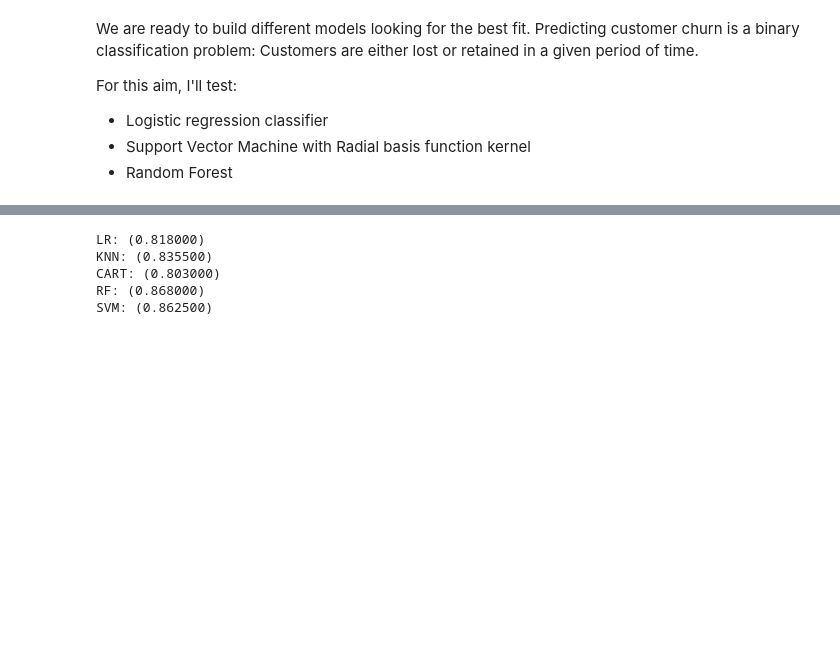
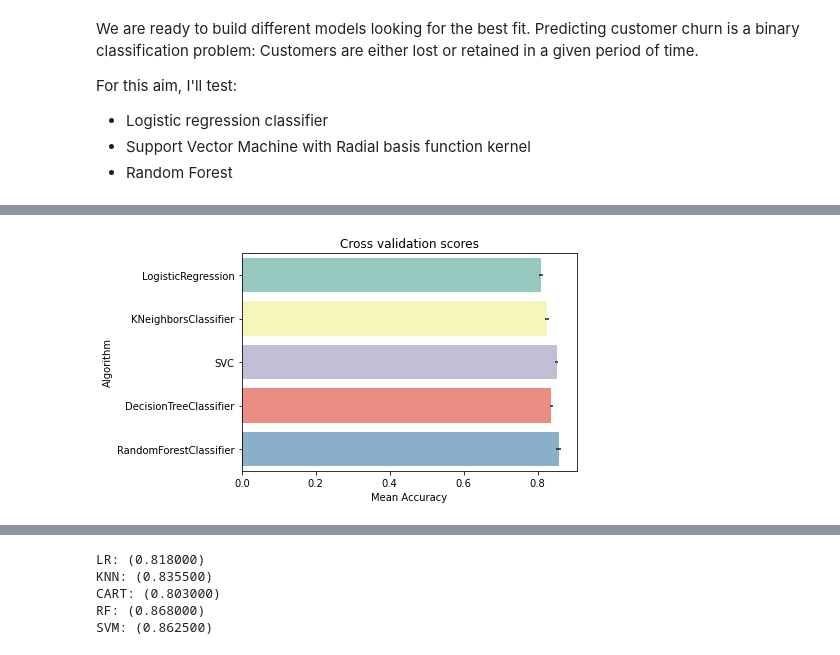
Before and after one commit to MattithyahuData/P2-Bank-churn-prediction, a Jupyter notebook: Code/P2 Code.ipynb, the cells around one changed output, grey strips where cells are left out. Cells and saved outputs as stored; diff of their text form; code cells hidden in the pictures; blank space fills up the shorter version.

```diff
--- a/Code/P2 Code.ipynb
+++ b/Code/P2 Code.ipynb
@@ -385,0 +392,22 @@ For this aim, I'll test:
+# %%
+# Creating a df to show models and their accuracy
+log_cols = ["Classifier", "Accuracy"]
+log = pd.DataFrame(columns = log_cols)
+
+for clf in classifiers:
+    clf.fit(X_train, y_train)
+    name = clf.__class__.__name__
+    print("=" * 30)
+    print(name)
+    print('****  Results  ****')
+
+    train_predictions = clf.predict(X_test)
+    acc = accuracy_score(y_test, train_predictions)
+    print("Accuracy: {:.4%}".format(acc))
+    print("\n")
+
+    # Creating new df and appending results onto initial df
+    log_entry = pd.DataFrame([[name, acc * 100]], columns = log_cols)
+    log = log.append(log_entry)
+
+print("=" * 30)
@@ -385,0 +443,22 @@ For this aim, I'll test:
+# %%
+# Cross validate model with Kfold stratified cross validation
+kfold = StratifiedKFold(n_splits=5)
+
+# Modeling step Test differents algorithms
+cv_results = []
+for classifier in classifiers :
+    cv_results.append(cross_val_score(classifier, X_train, y = y_train, scoring = "accuracy", cv = kfold, n_jobs=4))
+
+cv_means = []
+cv_std = []
+for cv_result in cv_results:
+    cv_means.append(cv_result.mean())
+    cv_std.append(cv_result.std())
+
+cv_res = pd.DataFrame({"CrossValMeans":cv_means,"CrossValerrors": cv_std,"Algorithm":["LogisticRegression","KNeighborsClassifier","SVC","DecisionTreeClassifier","RandomForestClassifier"]})
+
+g = sns.barplot("CrossValMeans","Algorithm",data = cv_res, palette="Set3",orient = "h",**{'xerr':cv_std})
+g.set_xlabel("Mean Accuracy")
+g = g.set_title("Cross validation scores")
+# %% [output]
+[figure, added]
```
Also changed, not shown: parts of 29 cells of this notebook, 1 other file.
